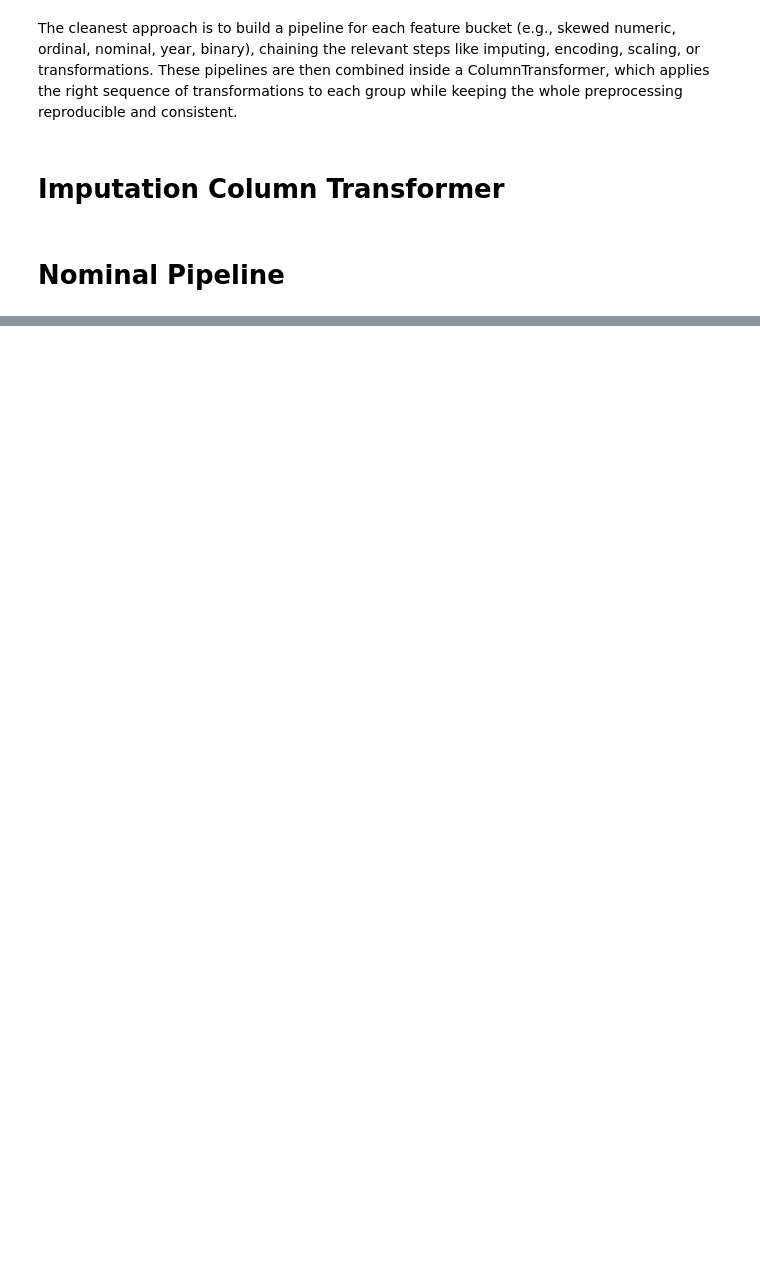
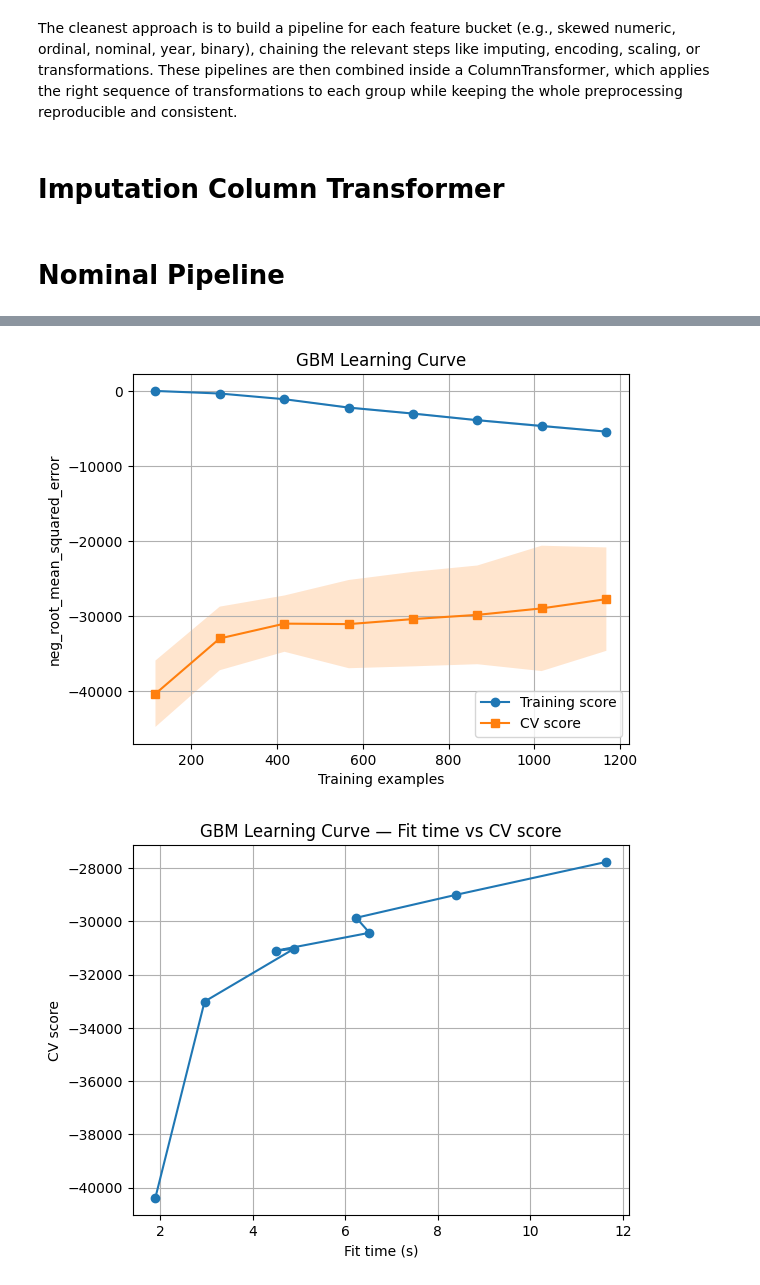
Before and after one commit to a1hmad23/Housing-prices-ml, a Jupyter notebook: notebooks/02_preprocessing.ipynb, the cells around one changed output, grey strips where cells are left out. Drawn from its saved outputs; the diff is of its cells as text; code cells hidden in the pictures; blank space fills up the shorter version.

```diff
--- a/notebooks/02_preprocessing.ipynb
+++ b/notebooks/02_preprocessing.ipynb
@@ -275,0 +848,16 @@ nominal_pipeline = Pipeline([
+# %%
+from sklearn.model_selection import RepeatedKFold
+cv = RepeatedKFold(n_splits=5, n_repeats=3, random_state=42)
+
+plot_learning_curve(
+    estimator=gbm_grid.best_estimator_,
+    X=X, y=y,
+    cv=cv5,                               # reuse the same splitter you used in GridSearchCV
+    scoring="neg_root_mean_squared_error",
+    shuffle=False,                        # set True only if your CV splitter allows shuffling
+    n_jobs=-1,
+    title="GBM Learning Curve"
+)
+# %% [output]
+[figure, added]
+[figure, added]
```
Also changed, not shown: parts of 61 cells of this notebook.
